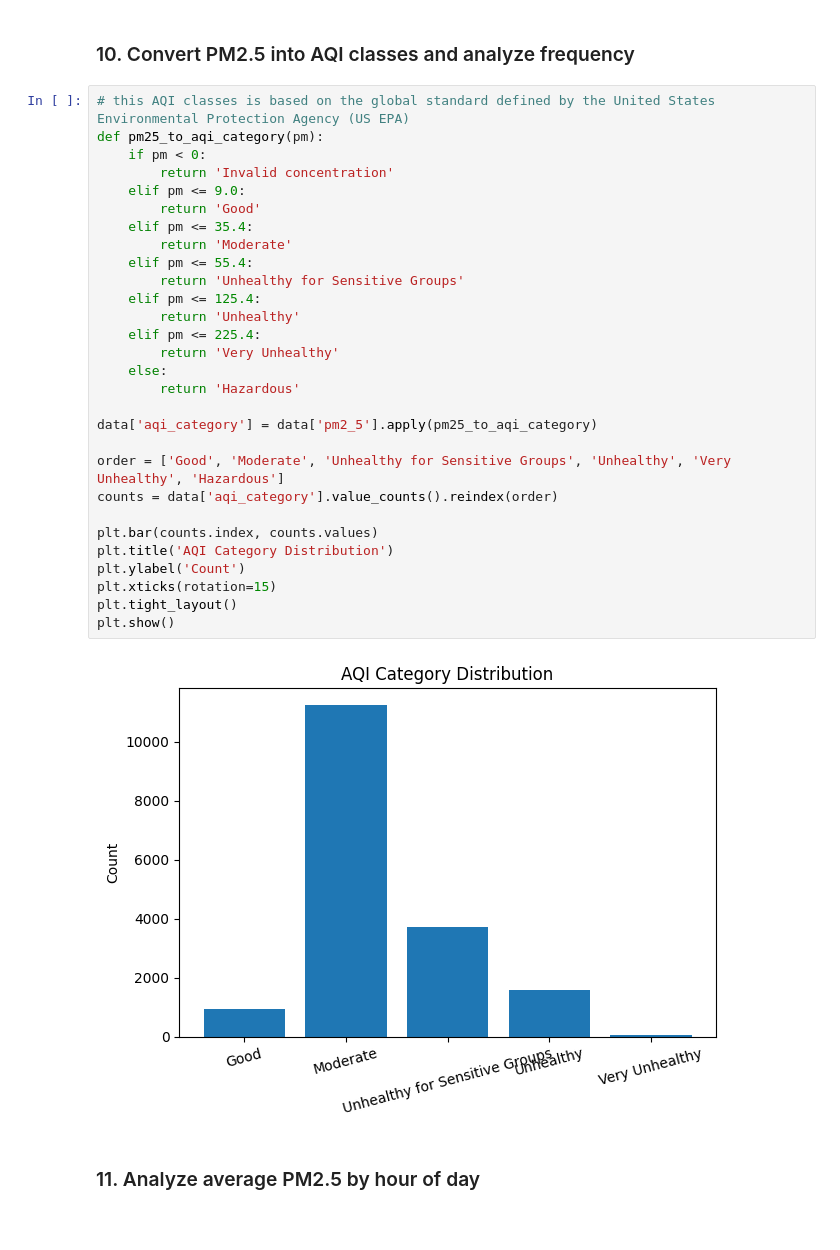
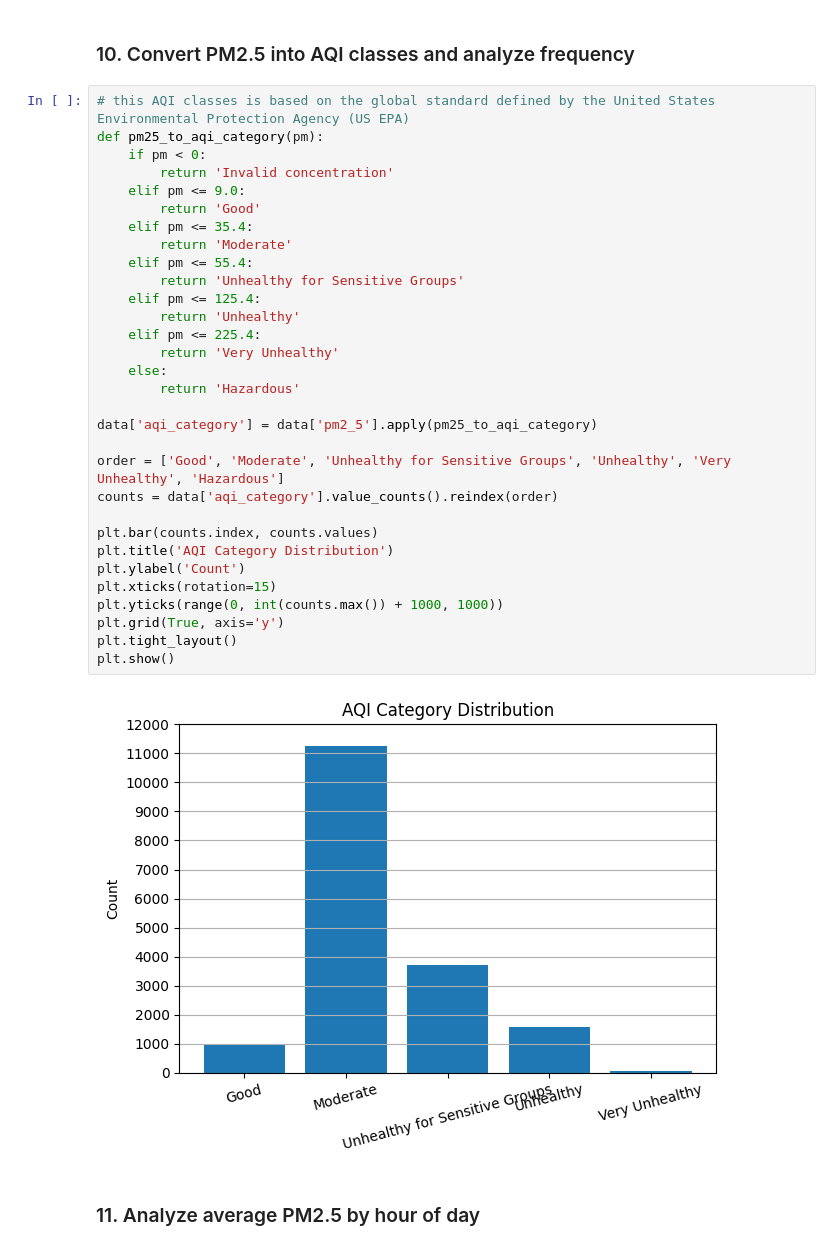
Before and after one commit to adarsha-7/pm25-forecasting, a Jupyter notebook: notebooks/eda/phase_2/7_to_12.ipynb, the cells around one changed output. Saved outputs shown, nothing was run; the diff lists cells and outputs as text.

```diff
--- a/notebooks/eda/phase_2/7_to_12.ipynb
+++ b/notebooks/eda/phase_2/7_to_12.ipynb
@@ -92,34 +94,36 @@ Percentile Outliers (1-99): 344 (1.96%)
 # %%
 # this AQI classes is based on the global standard defined by the United States Environmental Protection Agency (US EPA)
 def pm25_to_aqi_category(pm):
     if pm < 0:
         return 'Invalid concentration'
     elif pm <= 9.0:
         return 'Good'
     elif pm <= 35.4:
         return 'Moderate'
     elif pm <= 55.4:
         return 'Unhealthy for Sensitive Groups'
     elif pm <= 125.4:
         return 'Unhealthy'
     elif pm <= 225.4:
         return 'Very Unhealthy'
     else:
         return 'Hazardous'
 
 data['aqi_category'] = data['pm2_5'].apply(pm25_to_aqi_category)
 
 order = ['Good', 'Moderate', 'Unhealthy for Sensitive Groups', 'Unhealthy', 'Very Unhealthy', 'Hazardous']
 counts = data['aqi_category'].value_counts().reindex(order)
 
 plt.bar(counts.index, counts.values)
 plt.title('AQI Category Distribution')
 plt.ylabel('Count')
 plt.xticks(rotation=15)
+plt.yticks(range(0, int(counts.max()) + 1000, 1000))
+plt.grid(True, axis='y')
 plt.tight_layout()
 plt.show()
 # %% [output]
-[figure, old version]
+[figure, new version]
 # %% [markdown]
 ### 11. Analyze average PM2.5 by hour of day
 # %%
```
Also changed, not shown: parts of 3 cells of this notebook.
